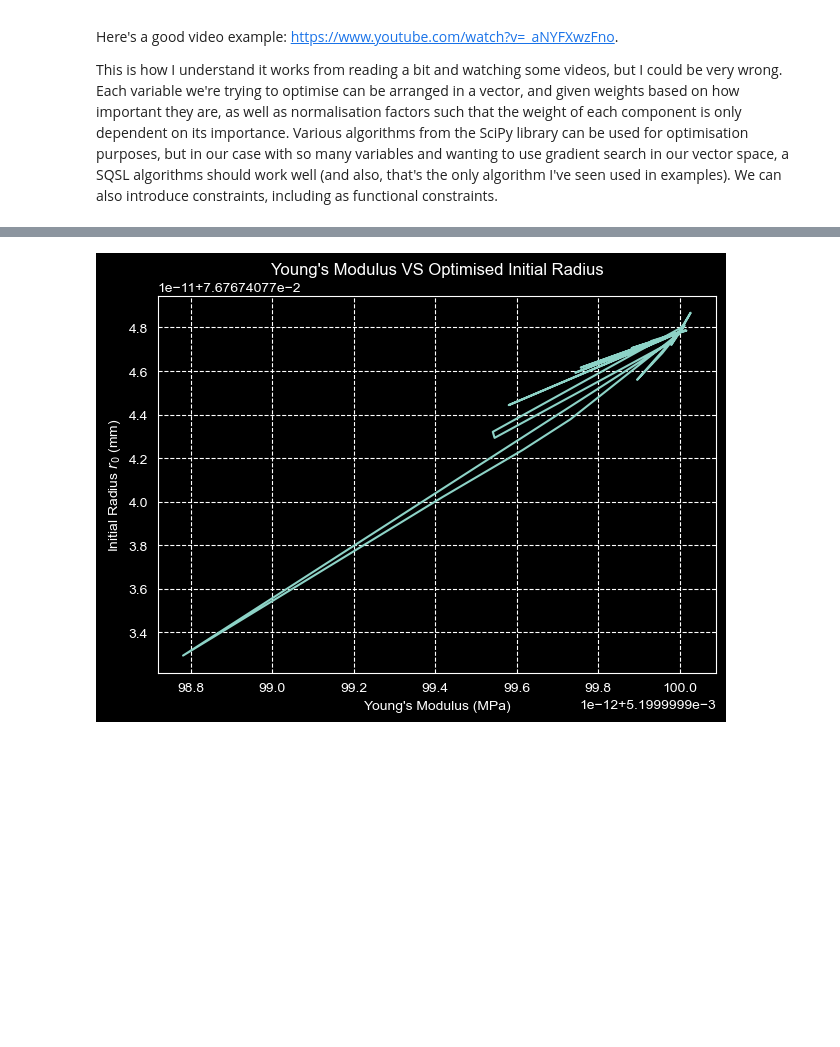
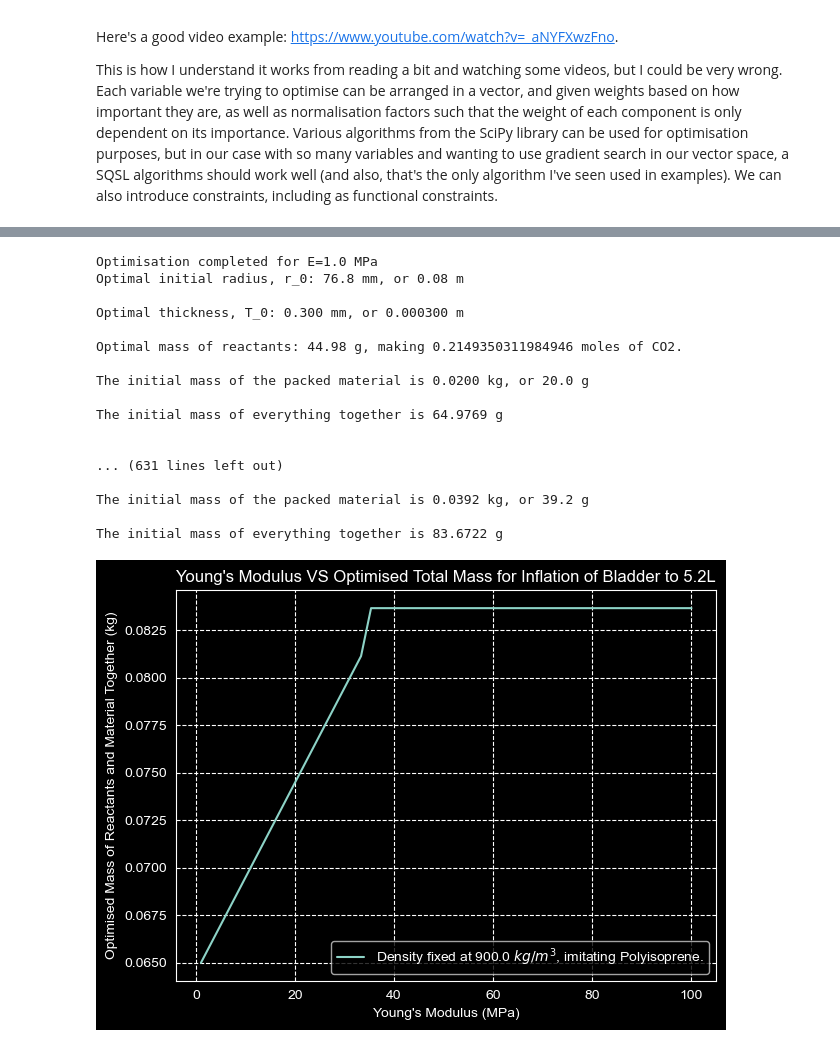
Before and after one commit to Nick-Apalis/ANU-PHYS2020-Modelling-Assignment, a Jupyter notebook: YoungsModExplorationV2.ipynb, the cells around one changed output, grey strips where cells are left out. Cells and saved outputs as stored; diff of their text form; code cells hidden in the pictures; blank space fills up the shorter version.

```diff
--- a/YoungsModExplorationV2.ipynb
+++ b/YoungsModExplorationV2.ipynb
@@ -147,8 +58,17 @@ E_values=np.linspace(1,100,50) #Create an array for Youngs Moduli (MPa) instead
 E_list=[]
 r_0_list=[]
 mass_list=[]
+n_0_list=[]
 for E_current in E_values:
     E=E_current*1e6
+
+    def objective_function(x): #A function for what we're actually trying to minimise
+        r_0, T_0, n_0, r=x #Include variables for optimisation
+
+        materialVolume = 4*pi*(r_0**2)*T_0
+        materialMass=materialVolume*rho
+        MassReactants=0.34*n_0*0.192+n_0*0.084+(n_0/0.25)*0.015 #Mass of reactant A and B, including stoichiometry plus 15mL of water for every quarter mol for reactants to dissolve. This is a hypothetical but closely resembles other gas generation systems
+        return materialMass+MassReactants #We want the mass of reactants to be minimised
 
     #Redefine pressure constrain function inside the loop because that's the only constraint that is ependent on youngs modulus
     def pressure_constraint(x):
@@ -170,39 +90,92 @@ for E_current in E_values:
 
     def stretch_lim(x): #We do not want the material to stretch any more than ~100% of its original volume. At that point, any material would be too stretched out and prone to popping, which wouldn't be ok in aquatic environments. So radius can't be greater than 1.26 r_0 (given the proportionalities). NB 27/4/26 - this was changed to be softer - we're allowing for a 1.4r_0 stretch to alleviate constraints.
         r_0=x[0]
         r=x[3]
         return 1.4*r_0-r #We want the radius to be less than 1.4 r_0, so that the material is not too stretched out.
 
     def stretch_min(x): #Very interestingly, playing around with Young's Moduli made me realise that there's no constraint to force pressures to be positive. Now, of course, we're not creating a vaccuum - we're creating gas. So we need to define a minimum stretch (the material must at least stretch outwards... Not inwards).
         r_0=x[0]
         r=x[3]
         return r-r_0
 
     #Redefine constraints since one changed
     cons=[{'type':'eq', 'fun':pressure_constraint}, {'type':'ineq', 'fun':min_volume}, {'type':'ineq', 'fun':max_volume}, {'type':'ineq', 'fun':stretch_lim}, {'type':'ineq', 'fun':stretch_min}] #Add constraints as equalities and inequalities
 
-    x0 = [0.05, 0.00005, 0.23, 0.1]
+    x0 = [0.09, 0.00005, 0.23, 0.1]
 
-    solution_E=minimize(objective_function, x0, method='SLSQP', bounds=bounds, constraints=cons, options={'maxiter':10000})
+    bounds = (
+    (0.005,0.5), #Very rough bounds for r_0
+    (0.0003,0.003), #Keep T_0 it thin - from 0.3 mm to 3 mm (upper bound doesn't matter, it will never optimise for it anyway)
+    (0.05,0.5), #Please no more than 0.5 moles CO2, this would require so many reactants.
+    (0.01,1.4) #Give the optimisation algorithm very rough bounds of radius, r. Must be at least 0.1 though for at least 5L volume at start
+)
+
+    solution_E=minimize(objective_function, x0, method='SLSQP', bounds=bounds, constraints=cons)
     if solution_E.success:
         opt_r_0, opt_T_0, opt_n_0, opt_r = solution_E.x
         opt_V = (4/3) * pi * opt_r**3
         materialVolume = 4*pi*(opt_r_0**2)*opt_T_0
         materialMass=materialVolume*rho
-        E_list.append(opt_V)
-        r_0_list.append(opt_r_0)
-        mass_list.append(materialMass)
+        massReactants=0.34*opt_n_0*0.192+opt_n_0*0.084+(opt_n_0/0.25)*0.015
+        E_list.append(E_current)
+        r_0_list.append(opt_r_0*1000)
+        mass_list.append(materialMass+massReactants)
+        n_0_list.append(opt_n_0)
+
+        print(f"Optimisation completed for E={E_current} MPa")
+        print(f"Optimal initial radius, r_0: {opt_r_0*1000:.1f} mm, or {opt_r_0:.2f} m\n")
+        print(f"Optimal thickness, T_0: {opt_T_0*1000:.3f} mm, or {opt_T_0:.6f} m\n")
+        print(f"Optimal mass of reactants: {massReactants*1e3:.2f} g, making {opt_n_0} moles of CO2.\n")
+        #print(f"Initial, blown up volume, is then: {opt_V*1000:.2f} L or {opt_V:.2f} m^3")
+        #Calculate packed material mass from the area of the material initially, taken as a sphere with r_0 radius, using thickness and density to find mass of material. This was repurposed from an old cell above.
+        SA=4*pi*opt_r_0**2 #Surface area of our material
+        V_material=SA*opt_T_0 #Volume of our material
+        MaterialMass=V_material*rho
+        MaterialCost=MaterialMass*cost
+        print(f"The initial mass of the packed material is {MaterialMass:.4f} kg, or {MaterialMass*1e3:.1f} g\n")
+        print(f"The initial mass of everything together is {(MaterialMass+massReactants)*1e3:.4f} g")
+        #print(f"The cost of the packed material is ${MaterialCost:.4f}")
+        print("\n\n")
 
     else:
         print(f'E={E_current} failed to optimise {solution_E.message}')
 
-plt.plot(E_list, r_0_list)
-plt.title("Young's Modulus VS Optimised Initial Radius")
+
+plt.plot(E_list, mass_list, label=f"Density fixed at {rho:.1f} $kg/m^3$, imitating Polyisoprene.")
+plt.title("Young's Modulus VS Optimised Total Mass for Inflation of Bladder to 5.2L")
 plt.xlabel("Young's Modulus (MPa)")
-plt.ylabel("Initial Radius $r_0$ (mm)")
+plt.ylabel("Optimised Mass of Reactants and Material Together (kg)")
+plt.legend()
 plt.grid(True, linestyle='--')
 
 plt.tight_layout()
 plt.show()
+
+plt.plot(E_list, r_0_list)
+plt.title("Young's Modulus VS Optimised $r_0$")
+plt.xlabel("Young's Modulus (MPa)")
+plt.ylabel("Optimised initial radius (mm)")
+#plt.legend()
+plt.grid(True, linestyle='--')
+
+plt.tight_layout()
+plt.show()
 # %% [output]
+Optimisation completed for E=1.0 MPa
+Optimal initial radius, r_0: 76.8 mm, or 0.08 m
+
+Optimal thickness, T_0: 0.300 mm, or 0.000300 m
+
+Optimal mass of reactants: 44.98 g, making 0.2149350311984946 moles of CO2.
+
+The initial mass of the packed material is 0.0200 kg, or 20.0 g
+
+The initial mass of everything together is 64.9769 g
+
+
+... (631 lines left out)
+
+The initial mass of the packed material is 0.0392 kg, or 39.2 g
+
+The initial mass of everything together is 83.6722 g
-[figure, old version]
+[figure, new version]
```
Also changed, not shown: parts of 2 cells of this notebook.
